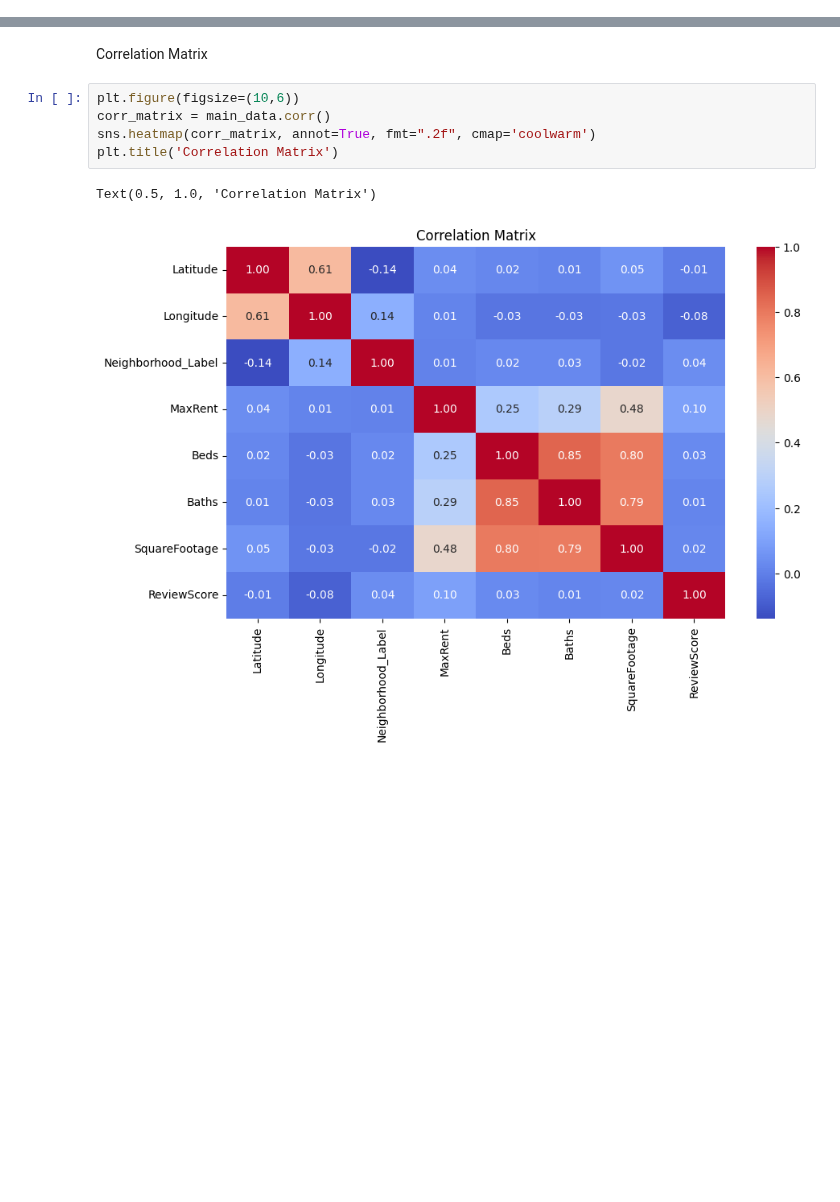
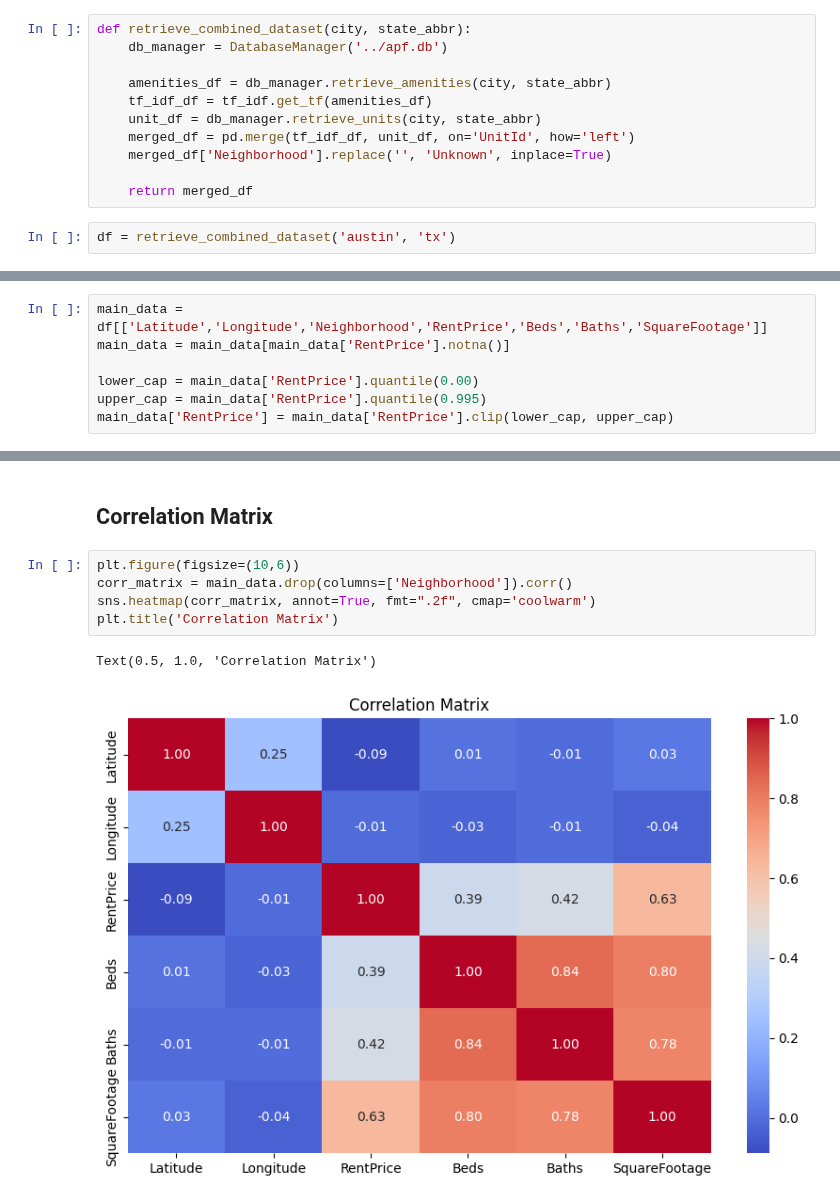
Before and after one commit to jackyeung99/proj_apartment-finder, a Jupyter notebook: notebooks/exploratory_data_analysis.ipynb, the cells around one changed output, grey strips where cells are left out. Cells and saved outputs as stored; diff of their text form; blank space fills up the shorter version.

```diff
--- a/notebooks/exploratory_data_analysis.ipynb
+++ b/notebooks/exploratory_data_analysis.ipynb
@@ -50,0 +29,13 @@ General Statistics
+# %%
+def retrieve_combined_dataset(city, state_abbr):
+    db_manager = DatabaseManager('../apf.db')
+
+    amenities_df = db_manager.retrieve_amenities(city, state_abbr)
+    tf_idf_df = tf_idf.get_tf(amenities_df)
+    unit_df = db_manager.retrieve_units(city, state_abbr)
+    merged_df = pd.merge(tf_idf_df, unit_df, on='UnitId', how='left')
+    merged_df['Neighborhood'].replace('', 'Unknown', inplace=True)
+
+    return merged_df
+# %%
+df = retrieve_combined_dataset('austin', 'tx')
@@ -50,0 +50,7 @@ General Statistics
+# %%
+main_data = df[['Latitude','Longitude','Neighborhood','RentPrice','Beds','Baths','SquareFootage']]
+main_data = main_data[main_data['RentPrice'].notna()]
+
+lower_cap = main_data['RentPrice'].quantile(0.00)
+upper_cap = main_data['RentPrice'].quantile(0.995)
+main_data['RentPrice'] = main_data['RentPrice'].clip(lower_cap, upper_cap)
@@ -103,11 +113,11 @@ Text(0.5, 1.0, 'Rent vs. Square Footage')
-# %% [markdown]
-Correlation Matrix
+# %% [markdown]
+## Correlation Matrix
 # %%
 plt.figure(figsize=(10,6))
-corr_matrix = main_data.corr()
+corr_matrix = main_data.drop(columns=['Neighborhood']).corr()
 sns.heatmap(corr_matrix, annot=True, fmt=".2f", cmap='coolwarm')
 plt.title('Correlation Matrix')
 # %% [output]
 Text(0.5, 1.0, 'Correlation Matrix')
-[figure, old version]
+[figure, new version]
 # %% [markdown]
```
Also changed, not shown: parts of 19 cells of this notebook, 10 other files.
